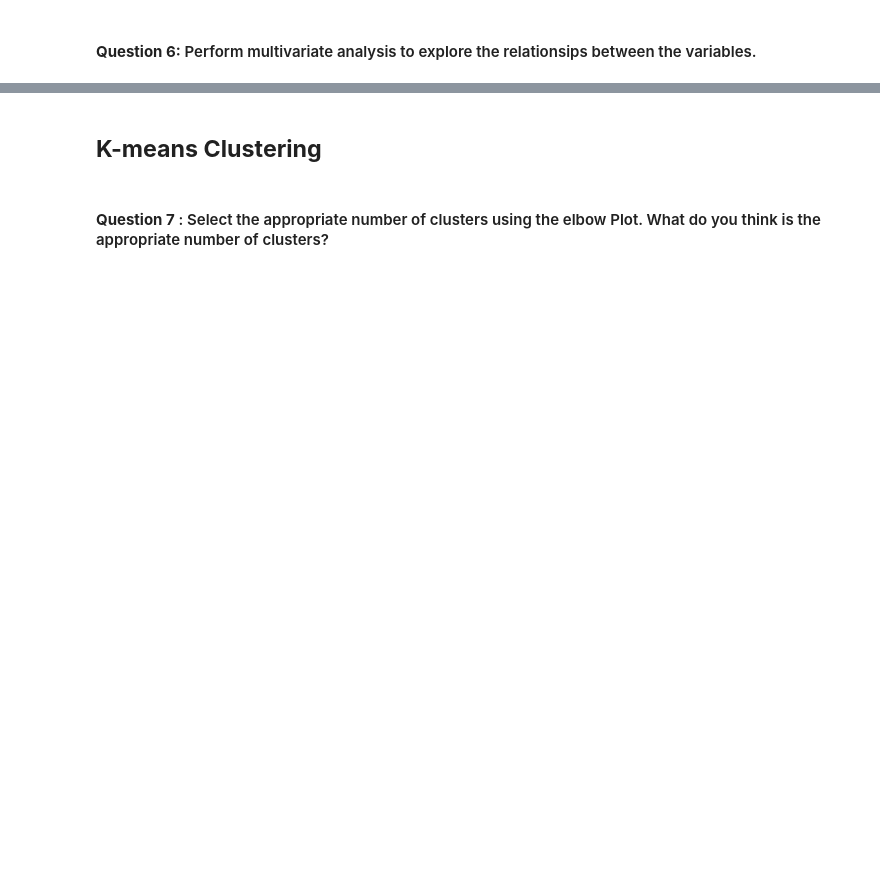
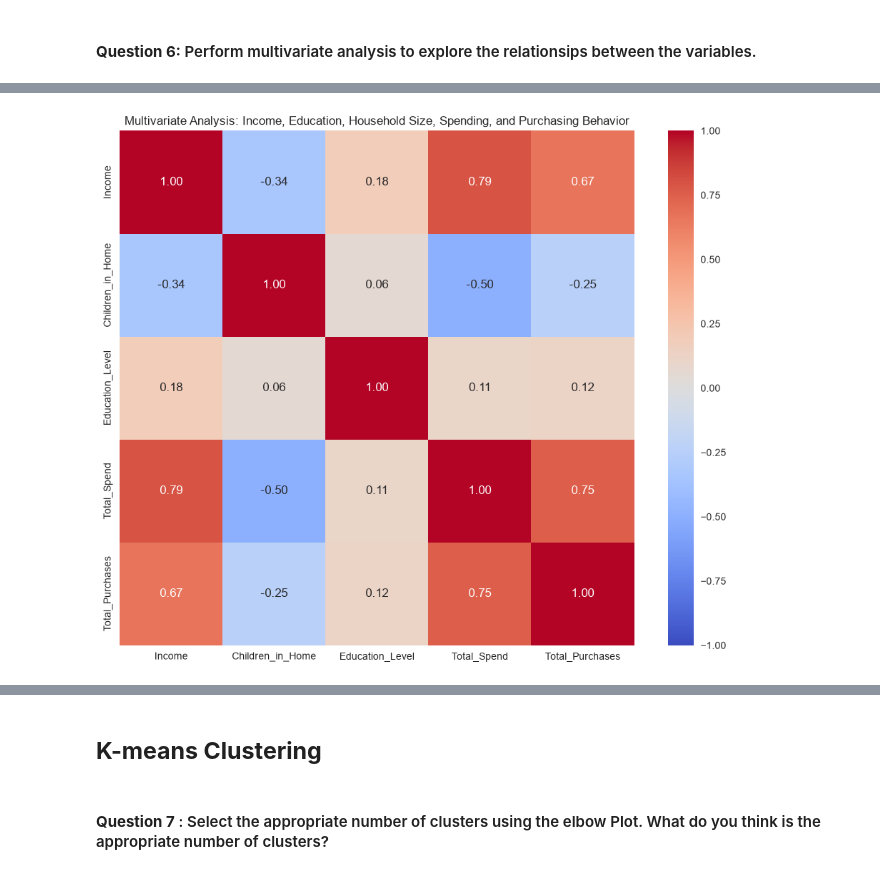
Before and after one commit to zainabzafari/Customer_Personality_Segmentation, a Jupyter notebook: Learner_Notebook_Full_Code_Version_Customer_Personality_Segmentation.ipynb, the cells around one changed output, grey strips where cells are left out. Saved outputs shown, nothing was run; the diff lists cells and outputs as text; code cells hidden in the pictures; blank space fills up the shorter version.

```diff
--- a/Learner_Notebook_Full_Code_Version_Customer_Personality_Segmentation.ipynb
+++ b/Learner_Notebook_Full_Code_Version_Customer_Personality_Segmentation.ipynb
@@ -150,0 +679,91 @@ data = pd.read_csv("/content/Customer_Personality_Segmentation.csv", sep="\t")
+# %%
+
+# Copy the cleaned dataset for multivariate analysis
+multivariate_data = clean_data.copy()
+
+# 1. Create overall spending
+spending_cols = [
+    "MntWines",
+    "MntFruits",
+    "MntMeatProducts",
+    "MntFishProducts",
+    "MntSweetProducts",
+    "MntGoldProds"
+]
+
+multivariate_data["Total_Spend"] = (
+    multivariate_data[spending_cols].sum(axis=1)
+)
+
+# 2. Create overall purchasing activity
+purchase_cols = [
+    "NumWebPurchases",
+    "NumCatalogPurchases",
+    "NumStorePurchases",
+    "NumDealsPurchases"
+]
+
+multivariate_data["Total_Purchases"] = (
+    multivariate_data[purchase_cols].sum(axis=1)
+)
+
+# 3. Combine children and teenagers living at home
+multivariate_data["Children_in_Home"] = (
+    multivariate_data["Kidhome"] +
+    multivariate_data["Teenhome"]
+)
+
+# 4. Encode education as an ordered category
+education_order = [
+    "Basic",
+    "2n Cycle",
+    "Graduation",
+    "Master",
+    "PhD"
+]
+
+multivariate_data["Education_Level"] = pd.Categorical(
+    multivariate_data["Education"],
+    categories=education_order,
+    ordered=True
+).codes
+
+# Exclude any unrecognized education values encoded as -1
+multivariate_data.loc[
+    multivariate_data["Education_Level"] == -1,
+    "Education_Level"
+] = float("nan")
+
+# 5. Select variables for the multivariate correlation heatmap
+analysis_cols = [
+    "Income",
+    "Children_in_Home",
+    "Education_Level",
+    "Total_Spend",
+    "Total_Purchases"
+]
+
+correlation_matrix = multivariate_data[analysis_cols].corr()
+
+# 6. Visualize relationships between all selected variables
+plt.figure(figsize=(10, 8))
+
+sns.heatmap(
+    correlation_matrix,
+    annot=True,
+    fmt=".2f",
+    cmap="coolwarm",
+    center=0,
+    vmin=-1,
+    vmax=1,
+    square=True
+)
+
+plt.title(
+    "Multivariate Analysis: Income, Education, Household Size, "
+    "Spending, and Purchasing Behavior"
+)
+plt.tight_layout()
+plt.show()
+# %% [output]
+[figure, added]
```
Also changed, not shown: parts of 70 cells of this notebook, 1 other file.
